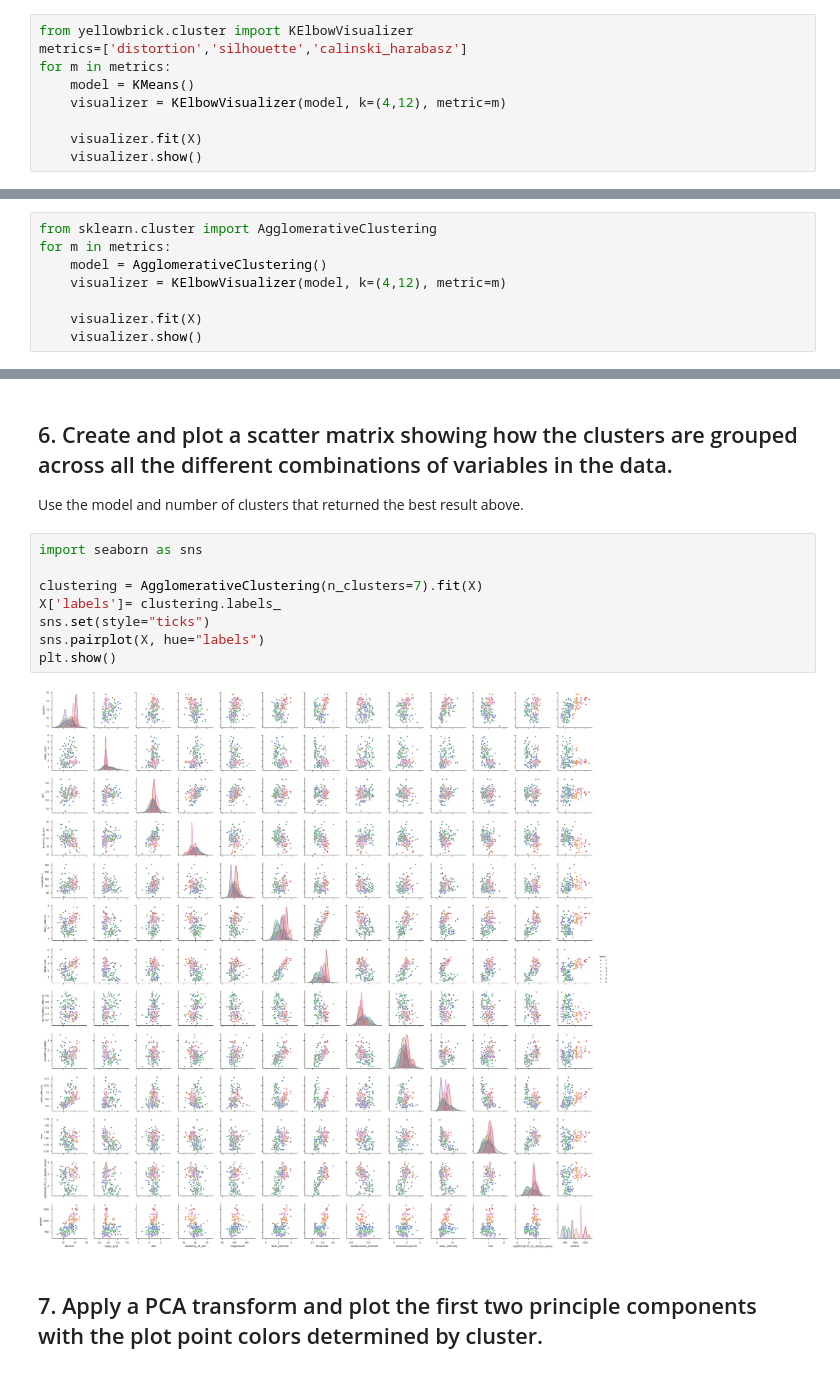
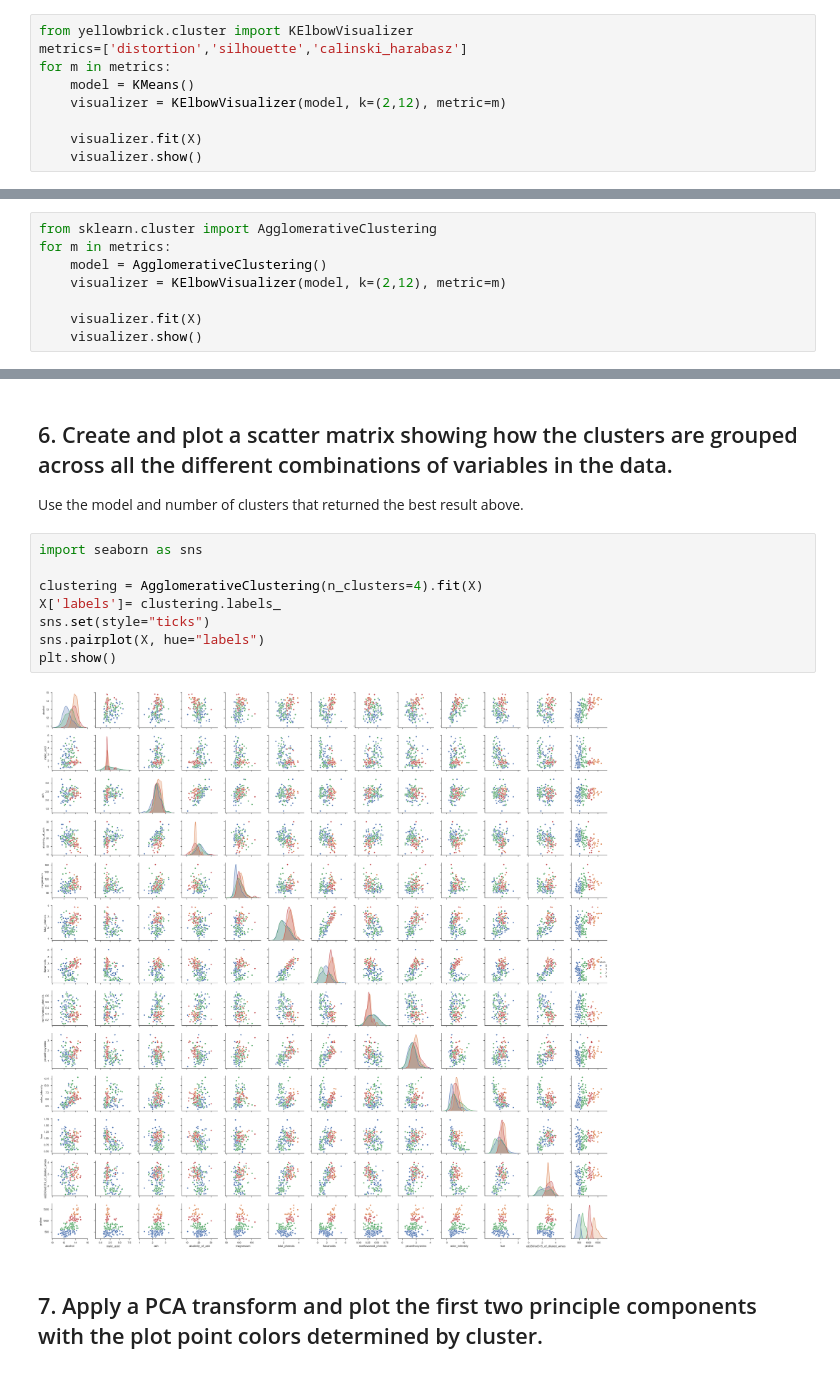
Before and after one commit to silviaserafini/datamad0320, a Jupyter notebook: module-3/lab-unsupervised-learning-evaluation/your-code/main.ipynb, the cells around one changed output, grey strips where cells are left out. Saved outputs shown, nothing was run; the diff lists cells and outputs as text.

```diff
--- a/module-3/lab-unsupervised-learning-evaluation/your-code/main.ipynb
+++ b/module-3/lab-unsupervised-learning-evaluation/your-code/main.ipynb
@@ -63,7 +70,7 @@ from yellowbrick.cluster import KElbowVisualizer
 metrics=['distortion','silhouette','calinski_harabasz']
 for m in metrics:
     model = KMeans()
-    visualizer = KElbowVisualizer(model, k=(4,12), metric=m)
+    visualizer = KElbowVisualizer(model, k=(2,12), metric=m)
 
     visualizer.fit(X)
     visualizer.show()
@@ -77,7 +84,7 @@ for m in metrics:
 from sklearn.cluster import AgglomerativeClustering
 for m in metrics:
     model = AgglomerativeClustering()
-    visualizer = KElbowVisualizer(model, k=(4,12), metric=m)
+    visualizer = KElbowVisualizer(model, k=(2,12), metric=m)
 
     visualizer.fit(X)
     visualizer.show()
@@ -92,13 +99,13 @@ Use the model and number of clusters that returned the best result above.
 # %%
 import seaborn as sns
 
-clustering = AgglomerativeClustering(n_clusters=7).fit(X)
+clustering = AgglomerativeClustering(n_clusters=4).fit(X)
 X['labels']= clustering.labels_
 sns.set(style="ticks")
 sns.pairplot(X, hue="labels")
 plt.show()
 # %% [output]
-[figure, old version]
+[figure, new version]
 # %% [markdown]
 ## 7. Apply a PCA transform and plot the first two principle components with the plot point colors determined by cluster.
 # %%
```
Also changed, not shown: parts of 6 cells of this notebook.
